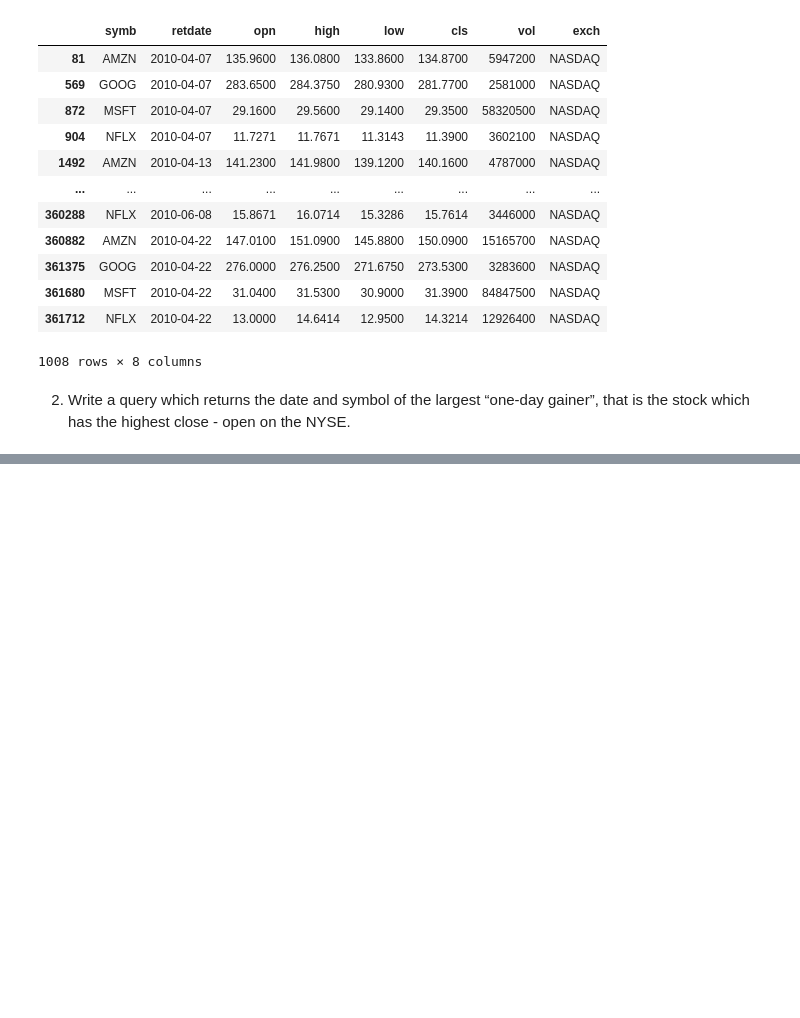
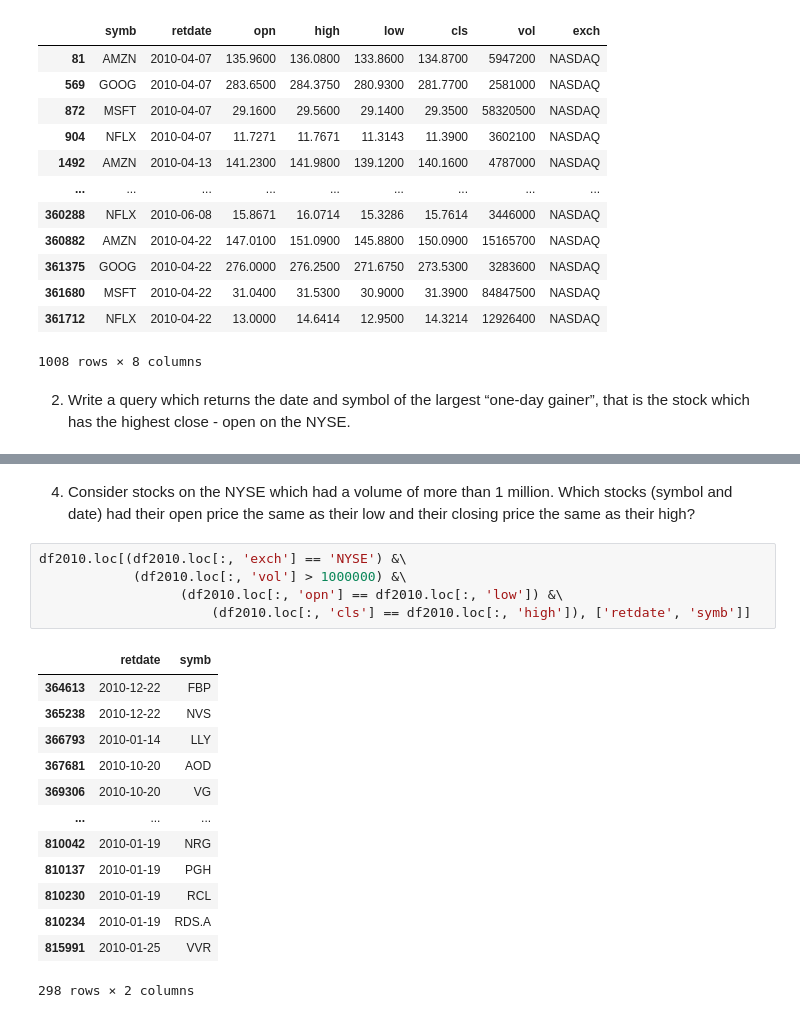
Before and after one commit to anitarestrepo16/databases_class_pandas, a Jupyter notebook: HW1.ipynb, the cells around one changed output, grey strips where cells are left out. Cells and saved outputs as stored; diff of their text form; blank space fills up the shorter version.

```diff
--- a/HW1.ipynb
+++ b/HW1.ipynb
@@ -117,0 +136,21 @@ df2010.loc[(df2010.loc[:, 'exch'] == 'NYSE'), :].assign(diff = df2010.loc[:, 'cl
+# %% [markdown]
+4. Consider stocks on the NYSE which had a volume of more than 1 million. Which stocks (symbol and date) had their open price the same as their low and their closing price the same as their high?
+# %%
+df2010.loc[(df2010.loc[:, 'exch'] == 'NYSE') &\
+            (df2010.loc[:, 'vol'] > 1000000) &\
+                  (df2010.loc[:, 'opn'] == df2010.loc[:, 'low']) &\
+                      (df2010.loc[:, 'cls'] == df2010.loc[:, 'high']), ['retdate', 'symb']]
+# %% [output]
+|  | retdate | symb |
+| 364613 | 2010-12-22 | FBP |
+| 365238 | 2010-12-22 | NVS |
+| 366793 | 2010-01-14 | LLY |
+| 367681 | 2010-10-20 | AOD |
+| 369306 | 2010-10-20 | VG |
+| ... | ... | ... |
+| 810042 | 2010-01-19 | NRG |
+| 810137 | 2010-01-19 | PGH |
+| 810230 | 2010-01-19 | RCL |
+| 810234 | 2010-01-19 | RDS.A |
+| 815991 | 2010-01-25 | VVR |
+298 rows × 2 columns
```
Also changed, not shown: parts of 24 cells of this notebook.
